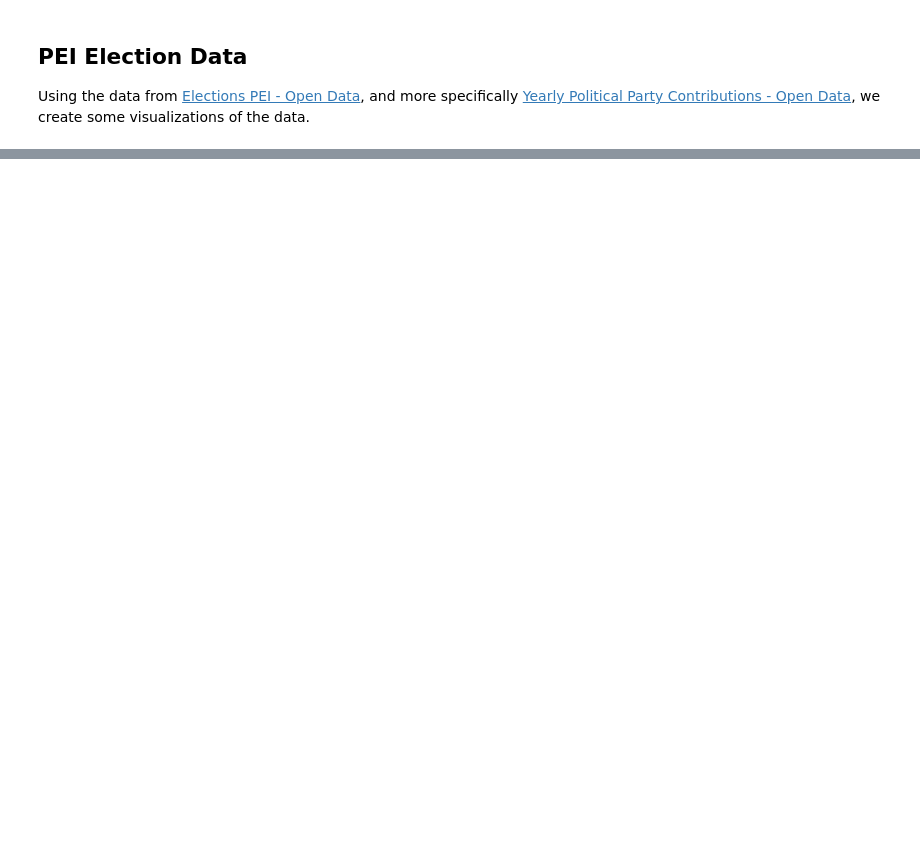
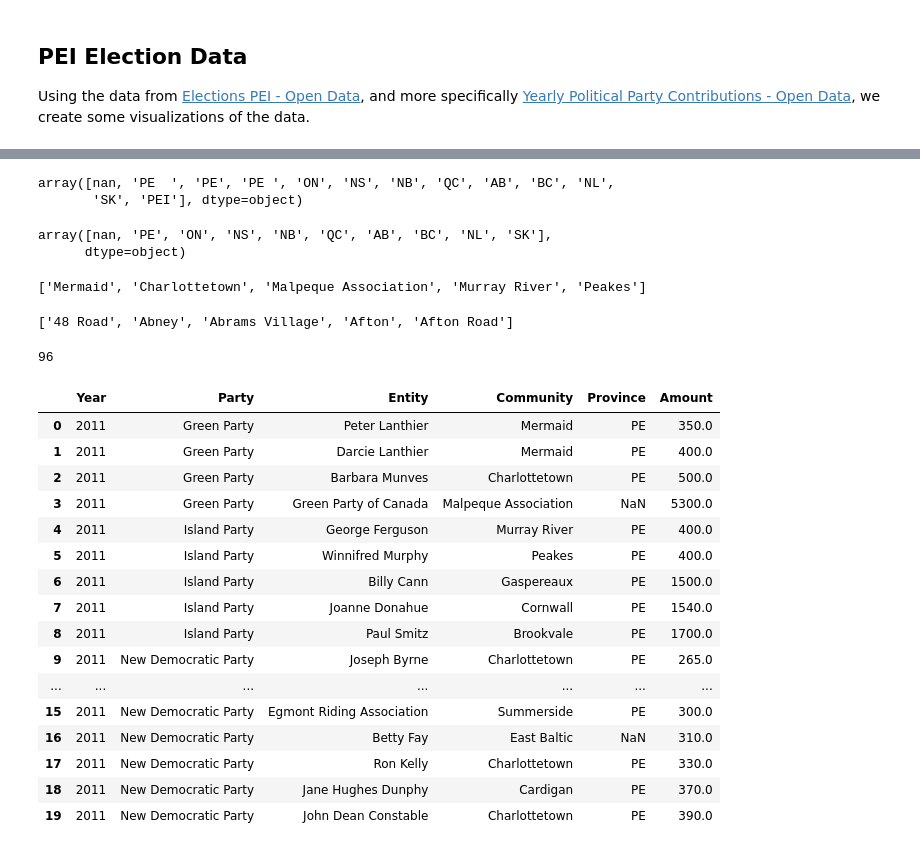
Before and after one commit to SDCoulter/pei_data, a Jupyter notebook: 03_Elections/01_data_cleaning.ipynb, the cells around one changed output, grey strips where cells are left out. Cells and saved outputs as stored; diff of their text form; code cells hidden in the pictures; blank space fills up the shorter version.

Commit message:
fixed some cleaning issues, cleaned the data much more

```diff
--- a/03_Elections/01_data_cleaning.ipynb
+++ b/03_Elections/01_data_cleaning.ipynb
@@ -170,0 +134,14 @@ df
+# %%
+# Check Province column.
+df['Province'].unique()
+# %% [output]
+array([nan, 'PE  ', 'PE', 'PE ', 'ON', 'NS', 'NB', 'QC', 'AB', 'BC', 'NL',
+       'SK', 'PEI'], dtype=object)
+# %%
+# Strip and Replace various PEI formats.
+df['Province'] = df['Province'].str.strip()
+df['Province'] = df['Province'].str.replace('PEI', 'PE')
+df['Province'].unique()
+# %% [output]
+array([nan, 'PE', 'ON', 'NS', 'NB', 'QC', 'AB', 'BC', 'NL', 'SK'],
+      dtype=object)
@@ -170,0 +186,50 @@ df
+# %%
+# Turn all values in Community to Title Case.
+df['Community'] = df['Community'].str.title()
+# %%
+# Get unique list of communities.
+coms = df['Community'].unique().tolist()
+coms[:5]
+# %% [output]
+['Mermaid', 'Charlottetown', 'Malpeque Association', 'Murray River', 'Peakes']
+# %%
+# Read in the PEI municipality data.
+muns = pd.read_csv('../resources/pei_gov_placefinder.csv')['Place'].tolist()
+muns[:5]
+# %% [output]
+['48 Road', 'Abney', 'Abrams Village', 'Afton', 'Afton Road']
+# %%
+others = []
+# Loop through our Communities and see if they are in PEI.
+for com in coms:
+    if com in muns:
+        df.loc[df['Community'].str.lower() == com.lower(), 'Province'] = 'PE'
+    else:
+        if com not in others:
+            others.append(com)
+# %%
+# Length of communities not in PE.
+len(others)
+# %% [output]
+96
+# %%
+# View rows again.
+df.head(20)
+# %% [output]
+|  | Year | Party | Entity | Community | Province | Amount |
+| 0 | 2011 | Green Party | Peter Lanthier | Mermaid | PE | 350.0 |
+| 1 | 2011 | Green Party | Darcie Lanthier | Mermaid | PE | 400.0 |
+| 2 | 2011 | Green Party | Barbara Munves | Charlottetown | PE | 500.0 |
+| 3 | 2011 | Green Party | Green Party of Canada | Malpeque Association | NaN | 5300.0 |
+| 4 | 2011 | Island Party | George Ferguson | Murray River | PE | 400.0 |
+| 5 | 2011 | Island Party | Winnifred Murphy | Peakes | PE | 400.0 |
+| 6 | 2011 | Island Party | Billy Cann | Gaspereaux | PE | 1500.0 |
+| 7 | 2011 | Island Party | Joanne Donahue | Cornwall | PE | 1540.0 |
+| 8 | 2011 | Island Party | Paul Smitz | Brookvale | PE | 1700.0 |
+| 9 | 2011 | New Democratic Party | Joseph Byrne | Charlottetown | PE | 265.0 |
+| ... | ... | ... | ... | ... | ... | ... |
+| 15 | 2011 | New Democratic Party | Egmont Riding Association | Summerside | PE | 300.0 |
+| 16 | 2011 | New Democratic Party | Betty Fay | East Baltic | NaN | 310.0 |
+| 17 | 2011 | New Democratic Party | Ron Kelly | Charlottetown | PE | 330.0 |
+| 18 | 2011 | New Democratic Party | Jane Hughes Dunphy | Cardigan | PE | 370.0 |
+| 19 | 2011 | New Democratic Party | John Dean Constable | Charlottetown | PE | 390.0 |
```
Also changed, not shown: parts of 28 cells of this notebook.
